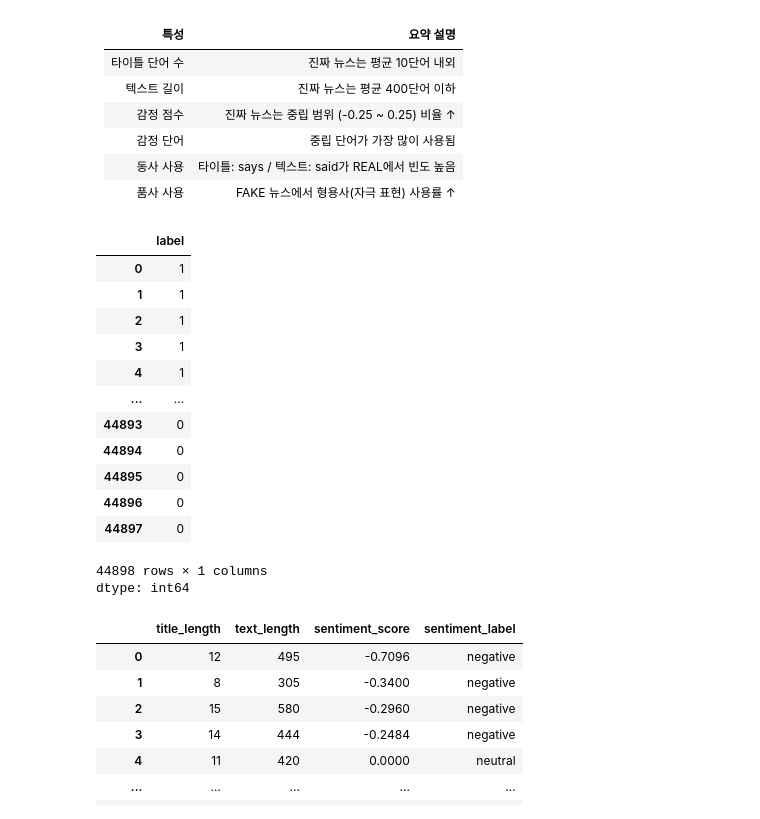
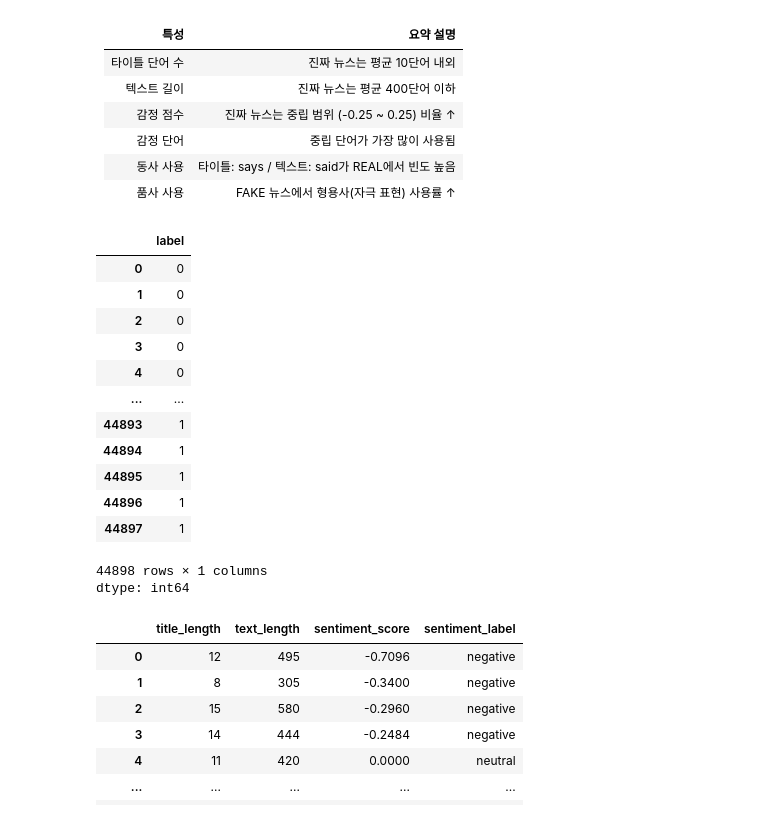
Before and after one commit to hyeeeeeon/ProblemSolving, a Jupyter notebook: Data_Analysis.ipynb, the cells around one changed output. Saved outputs shown, nothing was run; the diff lists cells and outputs as text; code cells hidden in the pictures.

```diff
--- a/Data_Analysis.ipynb
+++ b/Data_Analysis.ipynb
@@ -648,21 +505,21 @@ X_features
 | 품사 사용    | FAKE 뉴스에서 형용사(자극 표현) 사용률 ↑          |
 # %%
 y = pd.DataFrame()
-y = X_features['label'].map({'FAKE': 1, 'REAL': 0})
+y = X_features['label'].map({'FAKE': 0, 'REAL': 1})
 y
 # %% [output]
 |  | label |
-| 0 | 1 |
-| 1 | 1 |
-| 2 | 1 |
-| 3 | 1 |
-| 4 | 1 |
+| 0 | 0 |
+| 1 | 0 |
+| 2 | 0 |
+| 3 | 0 |
+| 4 | 0 |
 | ... | ... |
-| 44893 | 0 |
-| 44894 | 0 |
-| 44895 | 0 |
-| 44896 | 0 |
-| 44897 | 0 |
+| 44893 | 1 |
+| 44894 | 1 |
+| 44895 | 1 |
+| 44896 | 1 |
+| 44897 | 1 |
 44898 rows × 1 columns
 dtype: int64
 # %%
```
Also changed, not shown: parts of 16 cells of this notebook.
